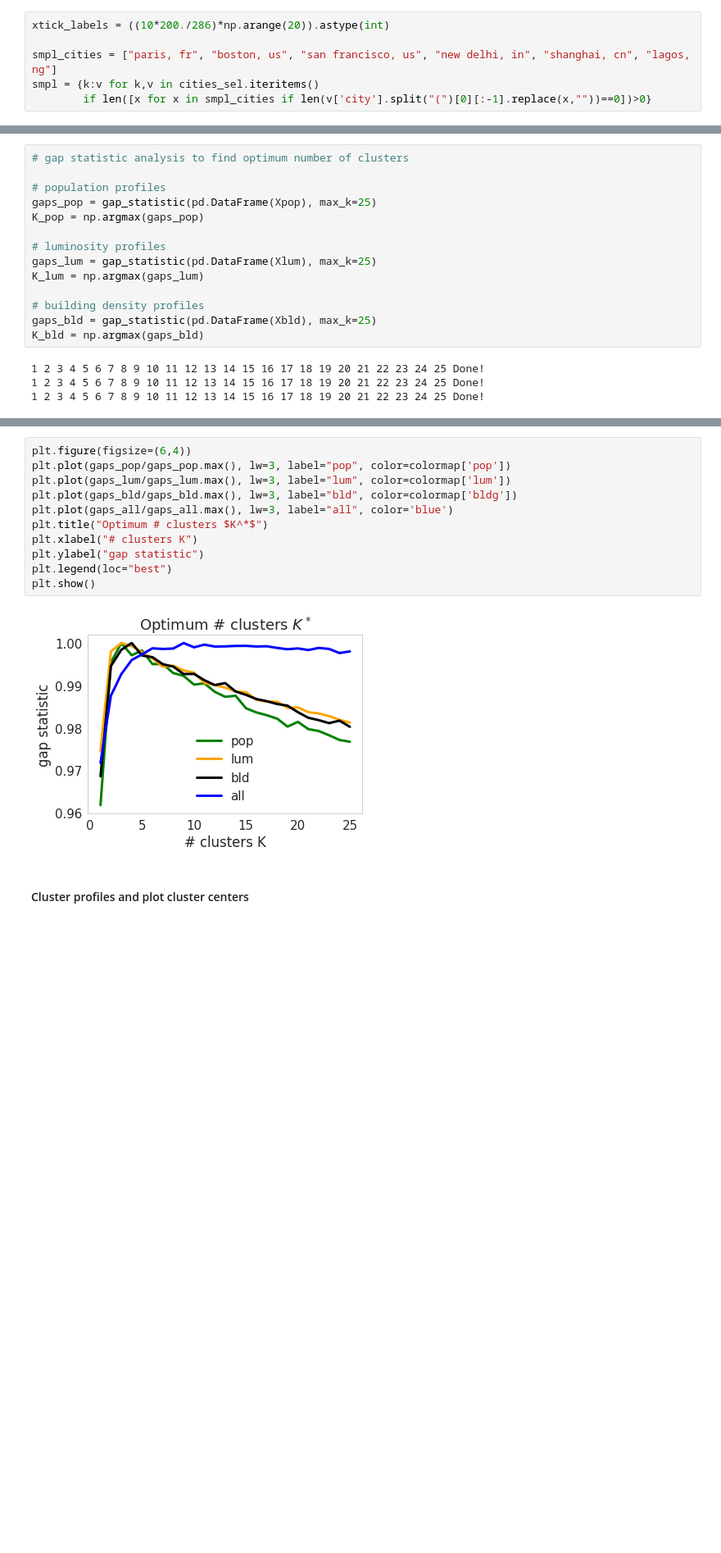
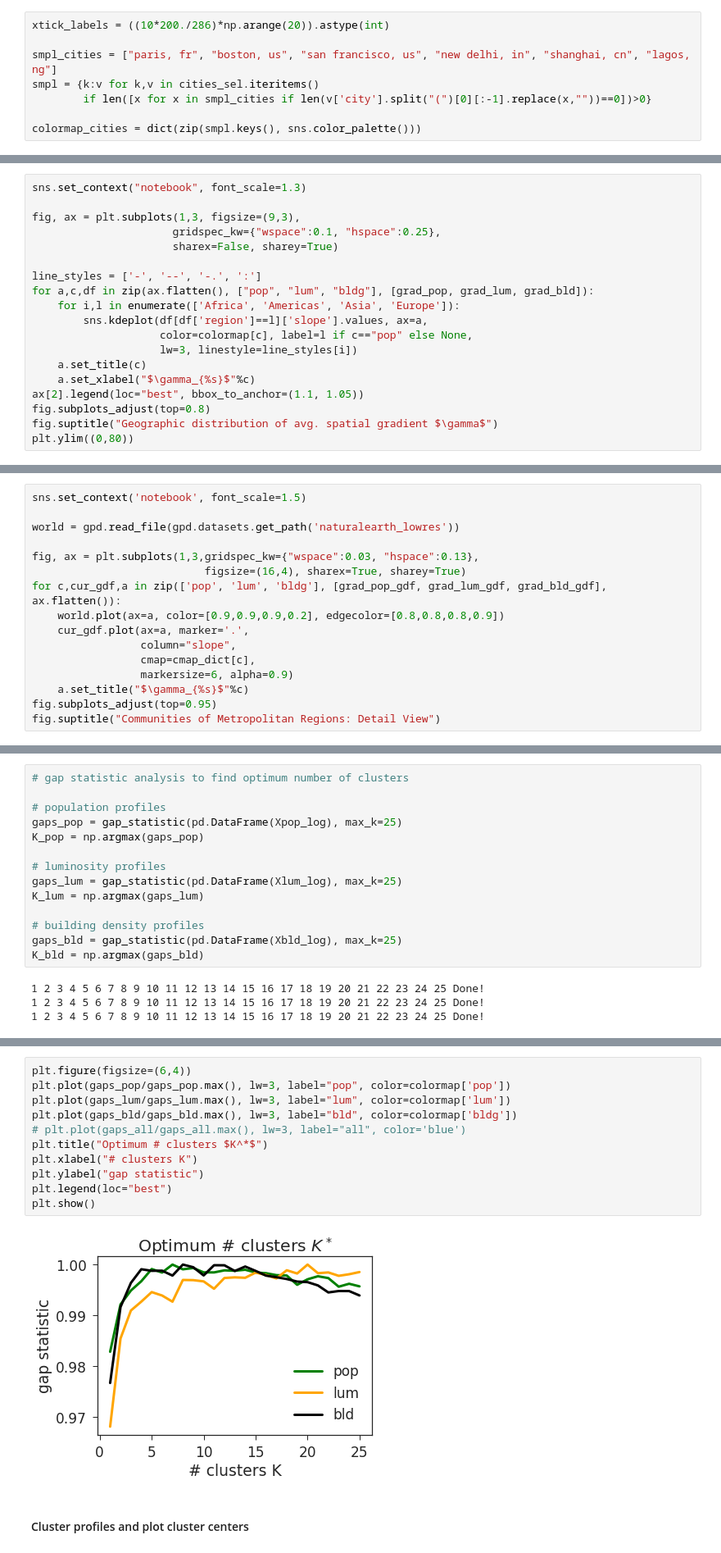
Before and after one commit to adrianalbert/urbanization-patterns, a Jupyter notebook: experiments/City clustering analysis.ipynb, the cells around one changed output, grey strips where cells are left out. Shown at 82% size. Drawn from its saved outputs; the diff is of its cells as text; blank space fills up the shorter version.

```diff
--- a/experiments/City clustering analysis.ipynb
+++ b/experiments/City clustering analysis.ipynb
@@ -85,3 +112,5 @@ xtick_labels = ((10*200./286)*np.arange(20)).astype(int)
 smpl_cities = ["paris, fr", "boston, us", "san francisco, us", "new delhi, in", "shanghai, cn", "lagos, ng"]
 smpl = {k:v for k,v in cities_sel.iteritems()
         if len([x for x in smpl_cities if len(v['city'].split("(")[0][:-1].replace(x,""))==0])>0}
+
+colormap_cities = dict(zip(smpl.keys(), sns.color_palette()))
@@ -144,0 +552,19 @@ plt.suptitle("Distance dependence: variance vs mean ratio")
+# %%
+sns.set_context("notebook", font_scale=1.3)
+
+fig, ax = plt.subplots(1,3, figsize=(9,3),
+                      gridspec_kw={"wspace":0.1, "hspace":0.25},
+                      sharex=False, sharey=True)
+
+line_styles = ['-', '--', '-.', ':']
+for a,c,df in zip(ax.flatten(), ["pop", "lum", "bldg"], [grad_pop, grad_lum, grad_bld]):
+    for i,l in enumerate(['Africa', 'Americas', 'Asia', 'Europe']):
+        sns.kdeplot(df[df['region']==l]['slope'].values, ax=a,
+                    color=colormap[c], label=l if c=="pop" else None,
+                    lw=3, linestyle=line_styles[i])
+    a.set_title(c)
+    a.set_xlabel("$\gamma_{%s}$"%c)
+ax[2].legend(loc="best", bbox_to_anchor=(1.1, 1.05))
+fig.subplots_adjust(top=0.8)
+fig.suptitle("Geographic distribution of avg. spatial gradient $\gamma$")
+plt.ylim((0,80))
@@ -145,3 +588,19 @@ plt.suptitle("Distance dependence: variance vs mean ratio")
+# %%
+sns.set_context('notebook', font_scale=1.5)
+
+world = gpd.read_file(gpd.datasets.get_path('naturalearth_lowres'))
+
+fig, ax = plt.subplots(1,3,gridspec_kw={"wspace":0.03, "hspace":0.13},
+                           figsize=(16,4), sharex=True, sharey=True)
+for c,cur_gdf,a in zip(['pop', 'lum', 'bldg'], [grad_pop_gdf, grad_lum_gdf, grad_bld_gdf], ax.flatten()):
+    world.plot(ax=a, color=[0.9,0.9,0.9,0.2], edgecolor=[0.8,0.8,0.8,0.9])
+    cur_gdf.plot(ax=a, marker='.',
+                 column="slope",
+                 cmap=cmap_dict[c],
+                 markersize=6, alpha=0.9)
+    a.set_title("$\gamma_{%s}$"%c)
+fig.subplots_adjust(top=0.95)
+fig.suptitle("Communities of Metropolitan Regions: Detail View")
 # %% [markdown]
 # Cluster cities by spatial profiles
 
@@ -199,15 +651,15 @@ def gap_statistic(df, max_k=10):
 # gap statistic analysis to find optimum number of clusters
 
 # population profiles
-gaps_pop = gap_statistic(pd.DataFrame(Xpop), max_k=25)
+gaps_pop = gap_statistic(pd.DataFrame(Xpop_log), max_k=25)
 K_pop = np.argmax(gaps_pop)
 
 # luminosity profiles
-gaps_lum = gap_statistic(pd.DataFrame(Xlum), max_k=25)
+gaps_lum = gap_statistic(pd.DataFrame(Xlum_log), max_k=25)
 K_lum = np.argmax(gaps_lum)
 
 # building density profiles
-gaps_bld = gap_statistic(pd.DataFrame(Xbld), max_k=25)
+gaps_bld = gap_statistic(pd.DataFrame(Xbld_log), max_k=25)
 K_bld = np.argmax(gaps_bld)
 # %% [output]
 1 2 3 4 5 6 7 8 9 10 11 12 13 14 15 16 17 18 19 20 21 22 23 24 25 Done!
@@ -226,16 +676,16 @@ K_pop, K_lum, K_bld, K_all
 # %%
 plt.figure(figsize=(6,4))
 plt.plot(gaps_pop/gaps_pop.max(), lw=3, label="pop", color=colormap['pop'])
 plt.plot(gaps_lum/gaps_lum.max(), lw=3, label="lum", color=colormap['lum'])
 plt.plot(gaps_bld/gaps_bld.max(), lw=3, label="bld", color=colormap['bldg'])
-plt.plot(gaps_all/gaps_all.max(), lw=3, label="all", color='blue')
+# plt.plot(gaps_all/gaps_all.max(), lw=3, label="all", color='blue')
 plt.title("Optimum # clusters $K^*$")
 plt.xlabel("# clusters K")
 plt.ylabel("gap statistic")
 plt.legend(loc="best")
 plt.show()
 # %% [output]
-[figure, old version]
+[figure, new version]
 # %% [markdown]
 #### Cluster profiles and plot cluster centers
 # %%
```
Also changed, not shown: parts of 85 cells of this notebook, 4 other files.
